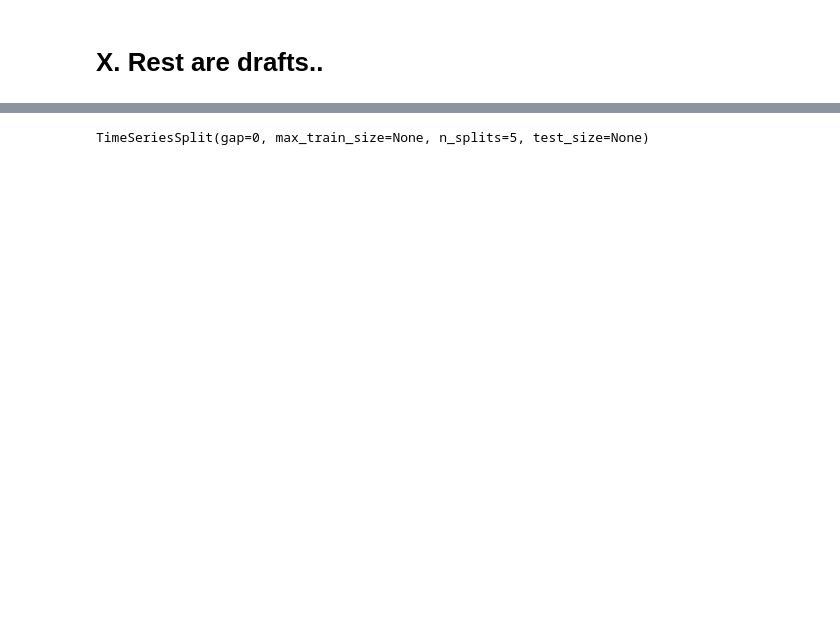
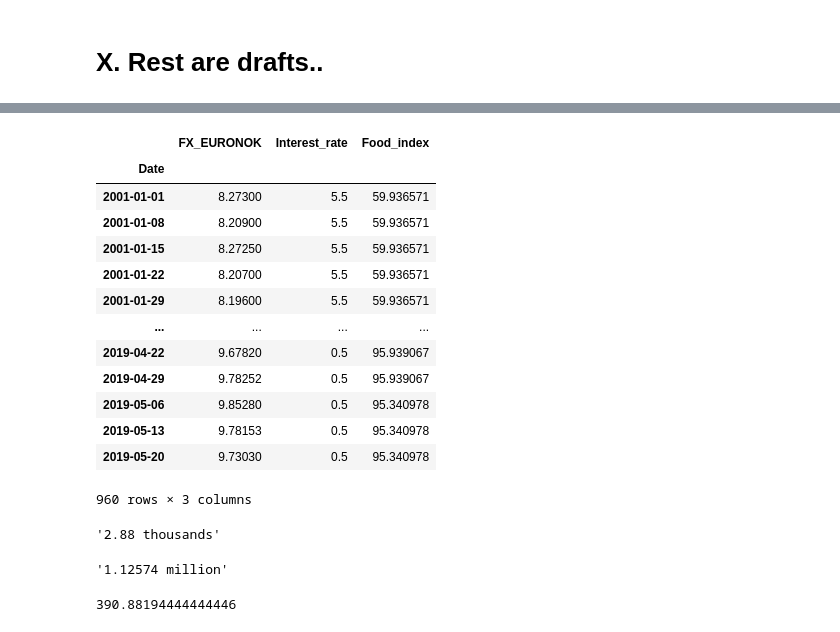
Before and after one commit to DataJakob/Various-School-Projects, a Jupyter notebook: Advanced Topics in Deep Learning/Feature_Enginneering.ipynb, the cells around one changed output, grey strips where cells are left out. Cells and saved outputs as stored; diff of their text form; code cells hidden in the pictures; blank space fills up the shorter version.

```diff
--- a/Advanced Topics in Deep Learning/Feature_Enginneering.ipynb
+++ b/Advanced Topics in Deep Learning/Feature_Enginneering.ipynb
@@ -302,4 +299,21 @@ tscv = TimeSeriesSplit(n_splits=5)
-# %%
-tscv
-# %% [output]
-TimeSeriesSplit(gap=0, max_train_size=None, n_splits=5, test_size=None)
+# %%
+X_train
+# %% [output]
+|  | FX_EURONOK | Interest_rate | Food_index |
+| Date |  |  |  |
+| 2001-01-01 | 8.27300 | 5.5 | 59.936571 |
+| 2001-01-08 | 8.20900 | 5.5 | 59.936571 |
+| 2001-01-15 | 8.27250 | 5.5 | 59.936571 |
+| 2001-01-22 | 8.20700 | 5.5 | 59.936571 |
+| 2001-01-29 | 8.19600 | 5.5 | 59.936571 |
+| ... | ... | ... | ... |
+| 2019-04-22 | 9.67820 | 0.5 | 95.939067 |
+| 2019-04-29 | 9.78252 | 0.5 | 95.939067 |
+| 2019-05-06 | 9.85280 | 0.5 | 95.340978 |
+| 2019-05-13 | 9.78153 | 0.5 | 95.340978 |
+| 2019-05-20 | 9.73030 | 0.5 | 95.340978 |
+960 rows × 3 columns
+# %%
+str(X_train.size/1000)+ ' thousands'
+# %% [output]
+'2.88 thousands'
@@ -305,0 +322,8 @@ TimeSeriesSplit(gap=0, max_train_size=None, n_splits=5, test_size=None)
+# %%
+str(X_train_preprocessed.size/1000/1000) +' million'
+# %% [output]
+'1.12574 million'
+# %%
+1125740/2880
+# %% [output]
+390.88194444444446
```
Also changed, not shown: parts of 21 cells of this notebook.
